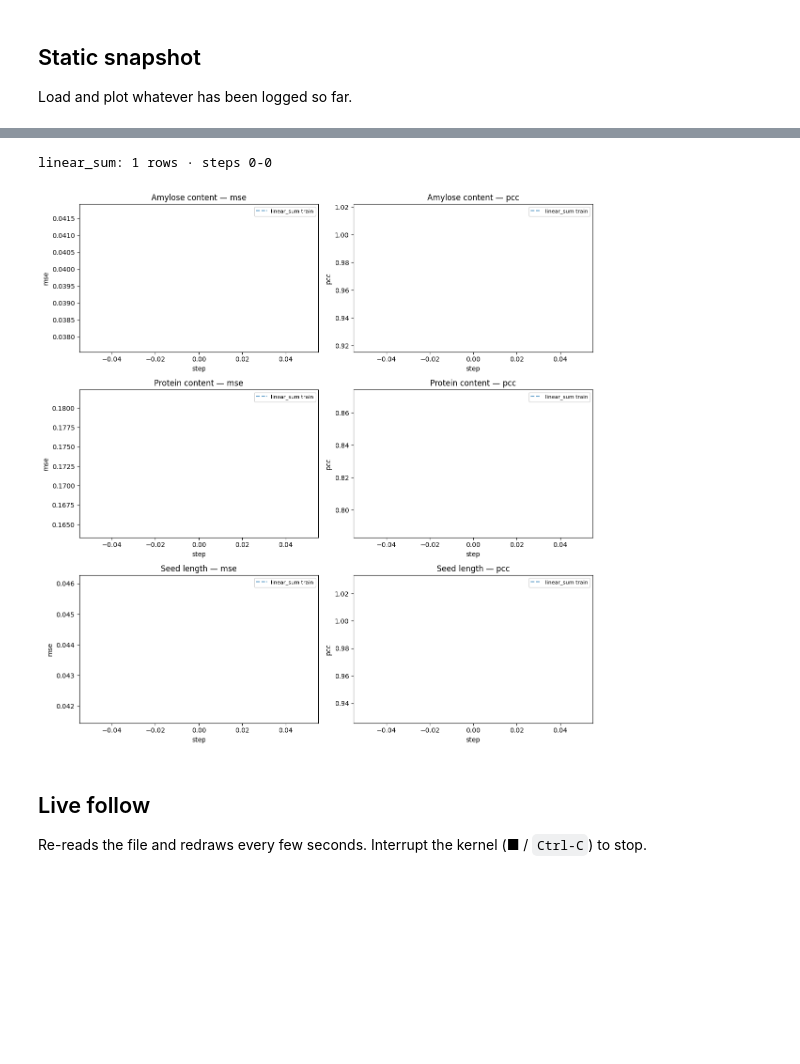
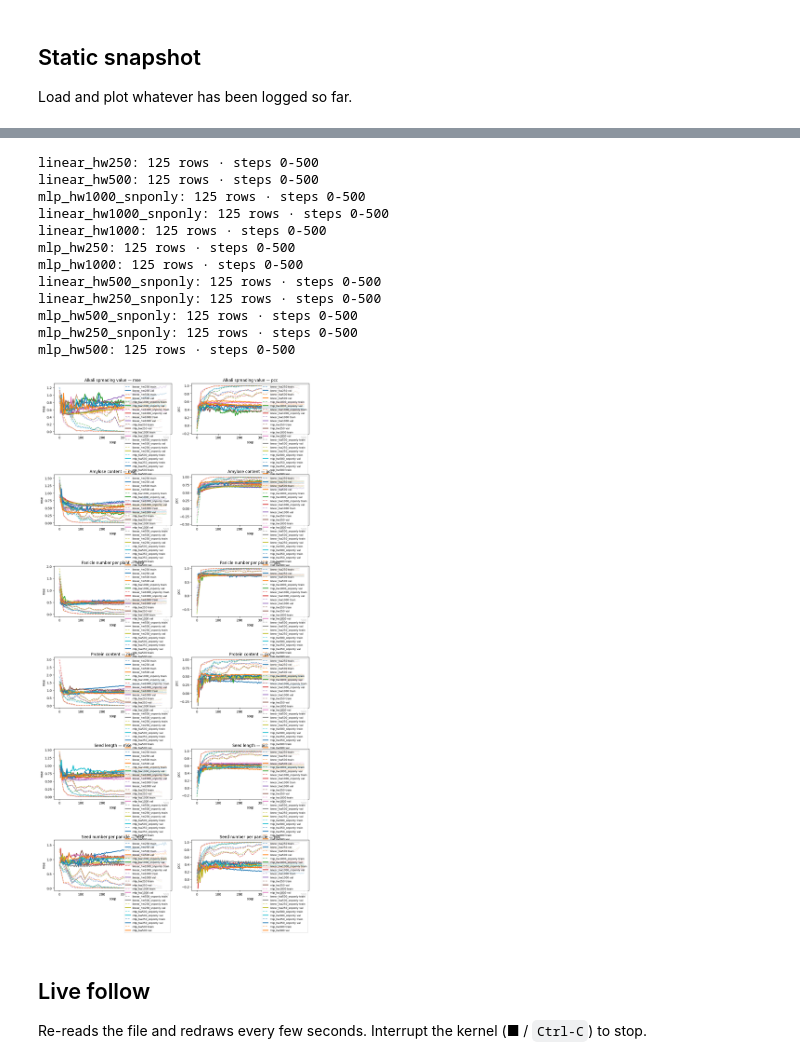
Before and after one commit to amdson/svar, a Jupyter notebook: train_pipeline/track_training.ipynb, the cells around one changed output, grey strips where cells are left out. Cells and saved outputs as stored; diff of their text form; code cells hidden in the pictures; blank space fills up the shorter version.

```diff
--- a/train_pipeline/track_training.ipynb
+++ b/train_pipeline/track_training.ipynb
@@ -17,19 +17,29 @@ from IPython.display import clear_output
 
 # List the runs you want to compare (paths relative to repo root). Each is a
 # JSONL metrics sidecar written next to a train_head.py --output.
-MODEL_PATHS = [
-    # Path("../trained_heads/linear_sum/model.metrics.jsonl"),
-    # Path("../trained_heads/mlp_sum/model.metrics.jsonl"),
-    Path("../trained_encoder/linear_sum/model.metrics.jsonl"),
-]
+import os
+base_dir = "../trained_heads/sweep"
+MODEL_PATHS = [f"{base_dir}/{s}/model.metrics.jsonl" for s in os.listdir(base_dir)]
+sweep_dir = "../trained_heads/sweep_refdelta"
+MODEL_PATHS += [f"{base_dir}/{s}/model.metrics.jsonl" for s in os.listdir(sweep_dir)]
+# MODEL_PATHS = [
+#     Path("../trained_heads/linear_sum/model.metrics.jsonl"),
+#     Path("../trained_heads/mlp_sum/model.metrics.jsonl"),
+#     Path("../trained_heads/mlp_sum/model_snponly.metrics.jsonl"),
+
+#     # Path("../trained_encoder/linear_sum/model.metrics.jsonl"),
+# ]
+print(MODEL_PATHS)
 
 # Traits to plot, one row of (MSE, PCC) panels each.
-TRAITS = [
+EVAL_TRAITS = [
+    "Alkali spreading value",
     "Amylose content",
+    "Panicle number per plant",
     "Protein content",
     "Seed length",
+    "Seed number per panicle",
 ]
-
 
 def load_metrics(path):
     """Read the JSONL sidecar into a DataFrame, tolerating a half-written
@@ -96,7 +108,7 @@ metrics_by_model = load_all(MODEL_PATHS)
 summary = pd.DataFrame({
     name: {
         trait: df[f"val/pcc/{trait}"].dropna().iloc[-1]
-        for trait in TRAITS
+        for trait in EVAL_TRAITS
         if f"val/pcc/{trait}" in df.columns and df[f"val/pcc/{trait}"].notna().any()
     }
     for name, df in metrics_by_model.items()
@@ -111,10 +136,21 @@ Index: []
 # %%
 for name, df in metrics_by_model.items():
     print(f"{name}: {len(df)} rows · steps {df['step'].min()}-{df['step'].max()}")
-plot_traits(metrics_by_model, TRAITS)
+plot_traits(metrics_by_model, EVAL_TRAITS)
 # %% [output]
-linear_sum: 1 rows · steps 0-0
+linear_hw250: 125 rows · steps 0-500
+linear_hw500: 125 rows · steps 0-500
+mlp_hw1000_snponly: 125 rows · steps 0-500
+linear_hw1000_snponly: 125 rows · steps 0-500
+linear_hw1000: 125 rows · steps 0-500
+mlp_hw250: 125 rows · steps 0-500
+mlp_hw1000: 125 rows · steps 0-500
+linear_hw500_snponly: 125 rows · steps 0-500
+linear_hw250_snponly: 125 rows · steps 0-500
+mlp_hw500_snponly: 125 rows · steps 0-500
+mlp_hw250_snponly: 125 rows · steps 0-500
+mlp_hw500: 125 rows · steps 0-500
-[figure, old version]
+[figure, new version]
 # %% [markdown]
 ## Live follow
 Re-reads the file and redraws every few seconds. Interrupt the kernel (■ / `Ctrl-C`) to stop.
```
Also changed, not shown: parts of 2 cells of this notebook, 11 other files.
